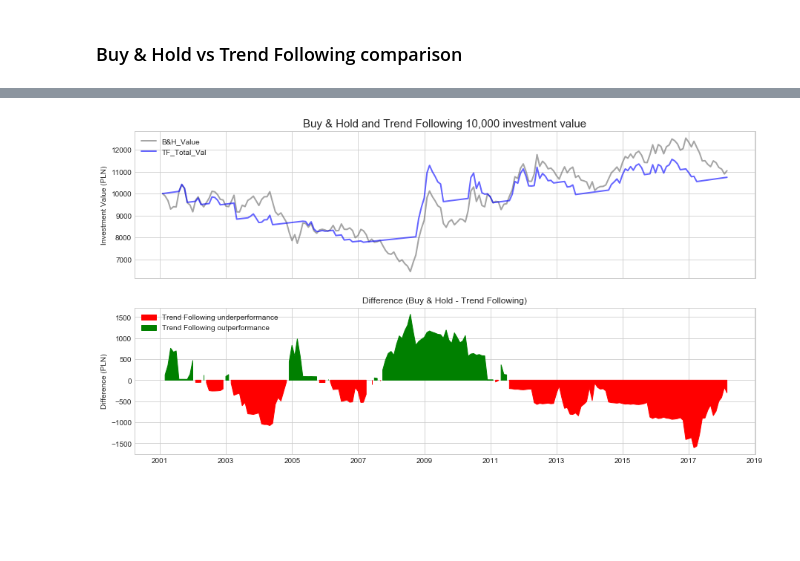
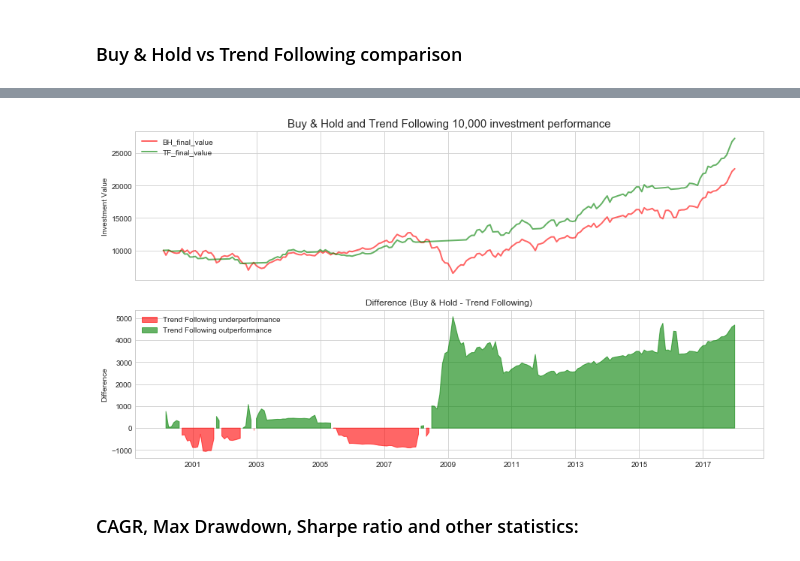
Before and after one commit to BuzuGit/Trend-Following-Analysis, a Jupyter notebook: Trend Following Analysis.ipynb, the cells around one changed output, grey strips where cells are left out. Saved outputs shown, nothing was run; the diff lists cells and outputs as text; code cells hidden in the pictures; blank space fills up the shorter version.

```diff
--- a/Trend Following Analysis.ipynb
+++ b/Trend Following Analysis.ipynb
@@ -238,20 +279,2 @@ Trend Following outperformed Buy and Hold by 156.1% or 72390
 # %% [markdown]
 ### Buy & Hold vs Trend Following comparison
-# %%
-def compirson_creator(df, ticker):
-    df3 = df.copy()
-    df3['TF-B&H'] = df3['TF_Total_Val'] - df3['B&H_Value']
-    df3['TF-B&H_ret(%)'] = (df3['TF-B&H'] / df3['B&H_Value'])*100
-
-    fig, (ax1, ax2) = plt.subplots(2,1, sharex=True, figsize=(15,8))
-    ax1.plot(df3.index, df3['B&H_Value'], linewidth = 2, color='dimgrey', alpha=0.6)
-    ax1.plot(df3.index, df3['TF_Total_Val'], linewidth = 2, color='b', alpha=0.6)
-    ax1.legend(loc='best')
-    ax1.set_ylabel('Investment Value (PLN)')
-    ax1.set_title('Buy & Hold and Trend Following 10,000 investment value', fontsize=15)
-    ax2.fill_between(df3.index, y1=df3['TF-B&H'], y2=0, color='r', where=df3['TF-B&H']<0)
-    ax2.fill_between(df3.index, y1=df3['TF-B&H'], y2=0, color='g', where=df3['TF-B&H']>0)
-    ax2.set_ylabel('Difference (PLN)')
-    ax2.set_title('Difference (Buy & Hold - Trend Following)')
-    ax2.legend(["Trend Following underperformance", "Trend Following outperformance"], loc='upper left');
-    #return df3.tail()
@@ -318,4 +281,23 @@ Buy and Hold outperformed Trend Follwing by 2.8% or 301
-# %%
-compirson_creator(final_sgd, ticker2)
-# %% [output]
-[figure, removed]
+# %%
+def compirson_creator(df, ticker):
+    df3 = df.copy()
+    df3['TF-BH'] = df3['TF_final_value'] - df3['BH_final_value']
+    df3['TF-BH_ret(%)'] = (df3['TF-BH'] / df3['BH_final_value'])*100
+
+    fig, (ax1, ax2) = plt.subplots(2,1, sharex=True, figsize=(15,8))
+    ax1.plot(df3.index, df3['BH_final_value'], linewidth = 2, color='r', alpha=0.6)
+    ax1.plot(df3.index, df3['TF_final_value'], linewidth = 2, color='g', alpha=0.6)
+    ax1.legend(loc='best')
+    ax1.set_ylabel('Investment Value')
+    ax1.set_title('Buy & Hold and Trend Following 10,000 investment performance', fontsize=15)
+    ax2.fill_between(df3.index, y1=df3['TF-BH'], y2=0, color='r', alpha=0.6, where=df3['TF-BH']<0)
+    ax2.fill_between(df3.index, y1=df3['TF-BH'], y2=0, color='g', alpha=0.6, where=df3['TF-BH']>0)
+    ax2.set_ylabel('Difference')
+    ax2.set_title('Difference (Buy & Hold - Trend Following)')
+    ax2.legend(["Trend Following underperformance", "Trend Following outperformance"], loc='upper left');
+# %%
+compirson_creator(final_equity, equity_ticker)
+# %% [output]
+[figure, added]
+# %% [markdown]
+### CAGR, Max Drawdown, Sharpe ratio and other statistics:
```
Also changed, not shown: parts of 75 cells of this notebook.
